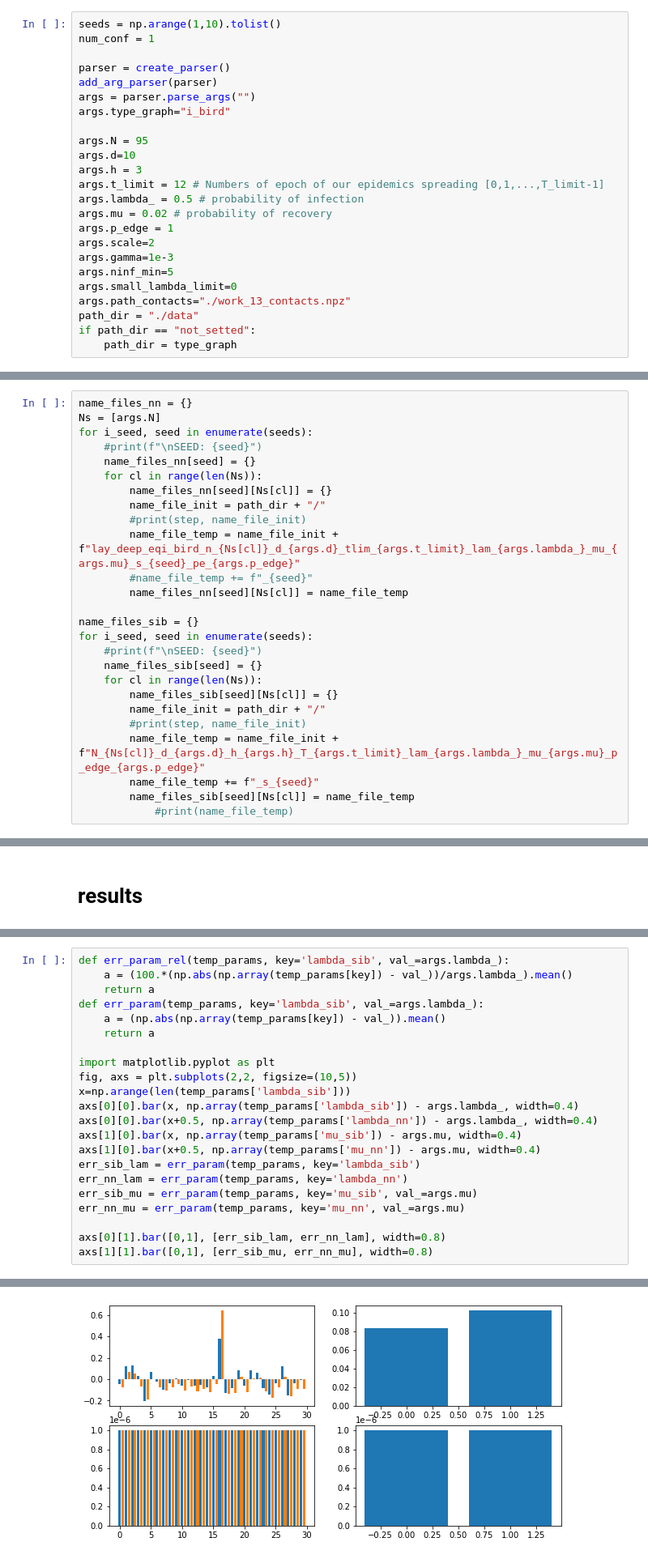
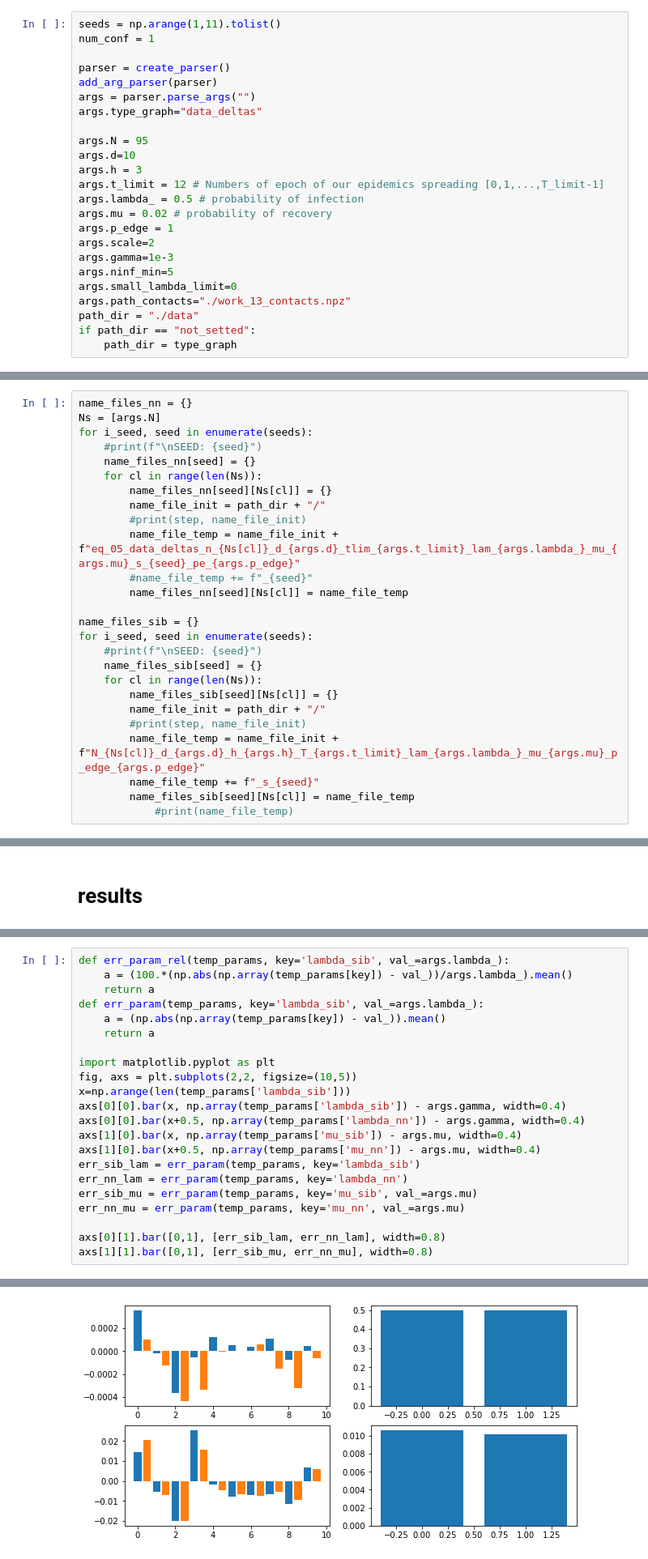
Before and after one commit to ocadni/annfore-results, a Jupyter notebook: results/parameters/work/results_eq.ipynb, the cells around one changed output, grey strips where cells are left out. Shown at 81% size. Drawn from its saved outputs; the diff is of its cells as text.

Commit message:
added results TREE params and two gammas scripts

```diff
--- a/results/parameters/work/results_eq.ipynb
+++ b/results/parameters/work/results_eq.ipynb
@@ -9,13 +9,13 @@ from utils.script_utils import create_parser, create_data_
 sys.path.insert(0, '../../../scripts/')
 from softmargin_run_new import add_arg_parser
 # %%
-seeds = np.arange(1,10).tolist()
+seeds = np.arange(1,11).tolist()
 num_conf = 1
 
 parser = create_parser()
 add_arg_parser(parser)
 args = parser.parse_args("")
-args.type_graph="i_bird"
+args.type_graph="data_deltas"
 
 args.N = 95
 args.d=10
@@ -96,7 +102,7 @@ for i_seed, seed in enumerate(seeds):
         name_files_nn[seed][Ns[cl]] = {}
         name_file_init = path_dir + "/"
         #print(step, name_file_init)
-        name_file_temp = name_file_init + f"lay_deep_eqi_bird_n_{Ns[cl]}_d_{args.d}_tlim_{args.t_limit}_lam_{args.lambda_}_mu_{args.mu}_s_{seed}_pe_{args.p_edge}"
+        name_file_temp = name_file_init + f"eq_05_data_deltas_n_{Ns[cl]}_d_{args.d}_tlim_{args.t_limit}_lam_{args.lambda_}_mu_{args.mu}_s_{seed}_pe_{args.p_edge}"
         #name_file_temp += f"_{seed}"
         name_files_nn[seed][Ns[cl]] = name_file_temp
 
@@ -392,28 +404,28 @@ np.array(temp_params["lambda_nn"][0:10]).mean()
 # %%
 def err_param_rel(temp_params, key='lambda_sib', val_=args.lambda_):
     a = (100.*(np.abs(np.array(temp_params[key]) - val_))/args.lambda_).mean()
     return a
 def err_param(temp_params, key='lambda_sib', val_=args.lambda_):
     a = (np.abs(np.array(temp_params[key]) - val_)).mean()
     return a
 
 import matplotlib.pyplot as plt
 fig, axs = plt.subplots(2,2, figsize=(10,5))
 x=np.arange(len(temp_params['lambda_sib']))
-axs[0][0].bar(x, np.array(temp_params['lambda_sib']) - args.lambda_, width=0.4)
-axs[0][0].bar(x+0.5, np.array(temp_params['lambda_nn']) - args.lambda_, width=0.4)
+axs[0][0].bar(x, np.array(temp_params['lambda_sib']) - args.gamma, width=0.4)
+axs[0][0].bar(x+0.5, np.array(temp_params['lambda_nn']) - args.gamma, width=0.4)
 axs[1][0].bar(x, np.array(temp_params['mu_sib']) - args.mu, width=0.4)
 axs[1][0].bar(x+0.5, np.array(temp_params['mu_nn']) - args.mu, width=0.4)
 err_sib_lam = err_param(temp_params, key='lambda_sib')
 err_nn_lam = err_param(temp_params, key='lambda_nn')
 err_sib_mu = err_param(temp_params, key='mu_sib', val_=args.mu)
 err_nn_mu = err_param(temp_params, key='mu_nn', val_=args.mu)
 
 axs[0][1].bar([0,1], [err_sib_lam, err_nn_lam], width=0.8)
 axs[1][1].bar([0,1], [err_sib_mu, err_nn_mu], width=0.8)
 # %% [output]
 <BarContainer object of 2 artists>
-[figure, old version]
+[figure, new version]
 # %%
 def err_param_rel(temp_params, key='lambda_sib', val_=args.lambda_, outliers=0.1):
     err = 100.*(np.abs(np.array(temp_params[key]) - val_))/args.lambda_
```
Also changed, not shown: parts of 25 cells of this notebook, 54 other files.
